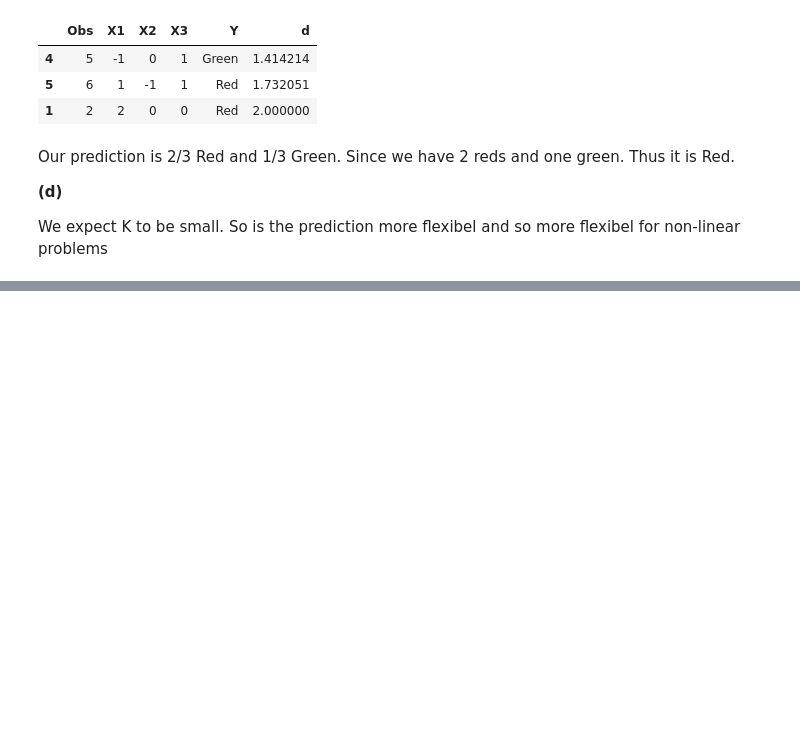
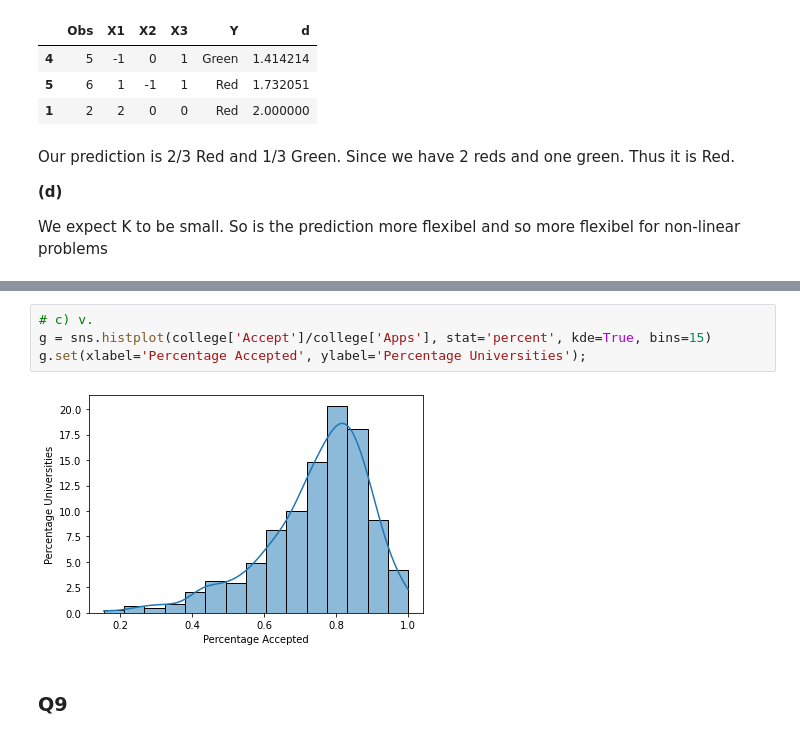
Before and after one commit to skacem/An-Introduction-to-Statistical-Learning, a Jupyter notebook: Chapter_1_and_2/Exercies.ipynb, the cells around one changed output, grey strips where cells are left out. Drawn from its saved outputs; the diff is of its cells as text; blank space fills up the shorter version.

```diff
--- a/Chapter_1_and_2/Exercies.ipynb
+++ b/Chapter_1_and_2/Exercies.ipynb
@@ -141,0 +234,8 @@ We expect K to be small. So is the prediction more flexibel and so more flexibel
+# %%
+# c) v.
+g = sns.histplot(college['Accept']/college['Apps'], stat='percent', kde=True, bins=15)
+g.set(xlabel='Percentage Accepted', ylabel='Percentage Universities');
+# %% [output]
+[figure, added]
+# %% [markdown]
+### Q9
```
Also changed, not shown: parts of 33 cells of this notebook.
